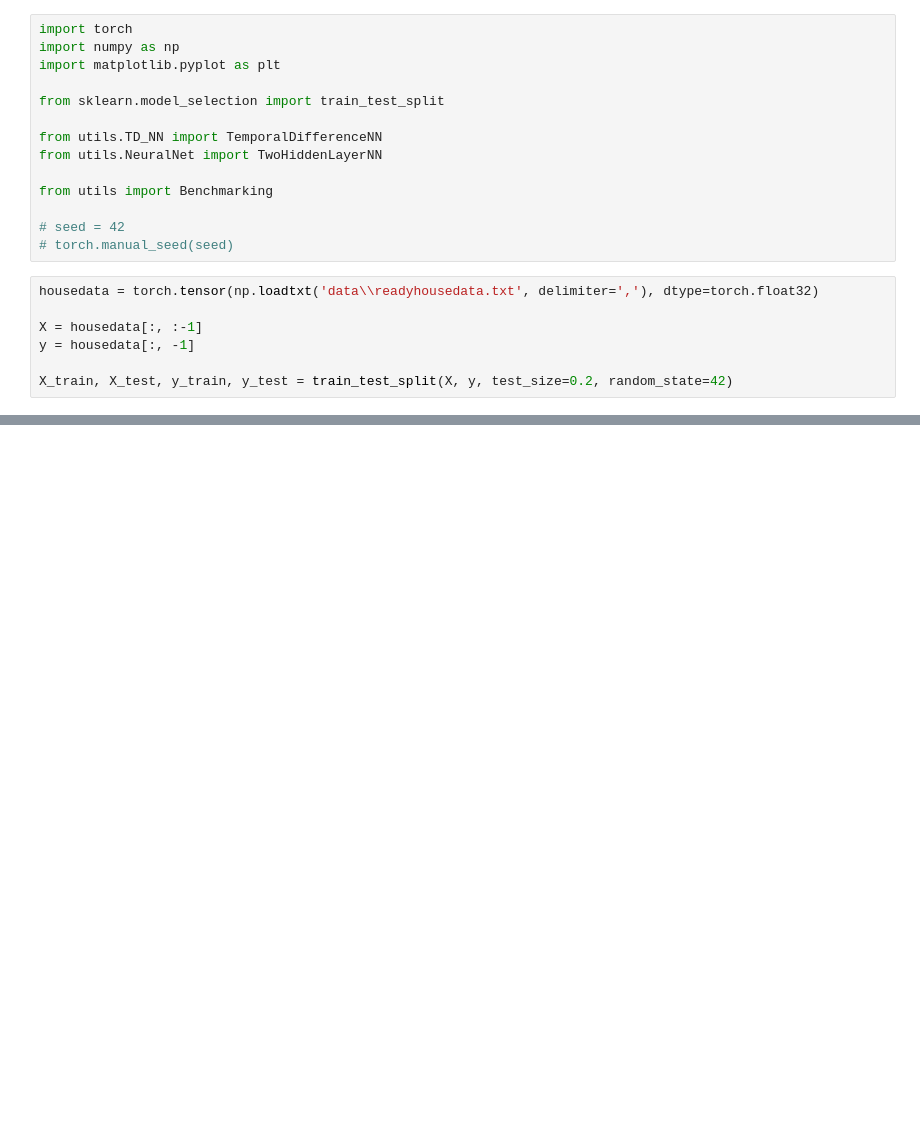
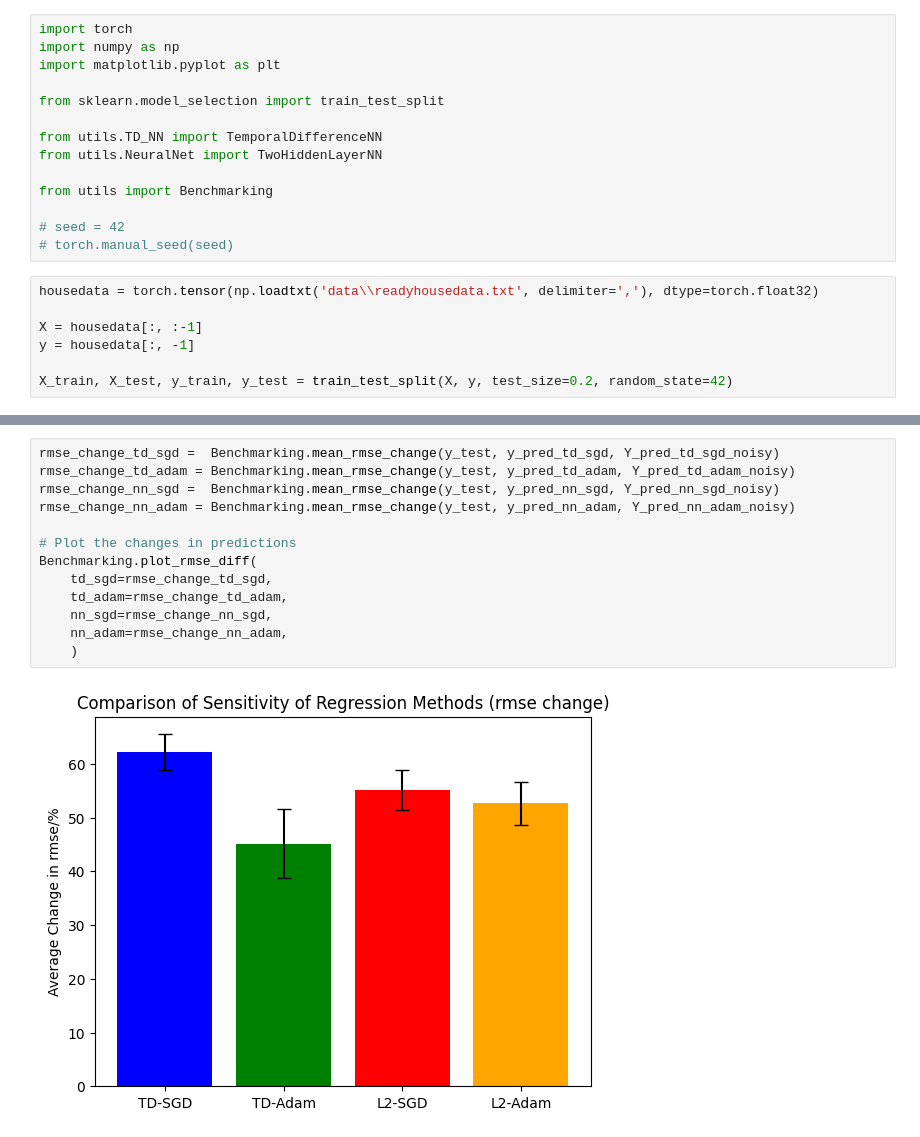
Before and after one commit to panu-hietanen/reinforcement-learning, a Jupyter notebook: House_Data_Comparison.ipynb, the cells around one changed output, grey strips where cells are left out. Saved outputs shown, nothing was run; the diff lists cells and outputs as text; blank space fills up the shorter version.

```diff
--- a/House_Data_Comparison.ipynb
+++ b/House_Data_Comparison.ipynb
@@ -137,0 +149,15 @@ RMSE for noisy L2-ADAM 11.593719482421875
+# %%
+rmse_change_td_sgd =  Benchmarking.mean_rmse_change(y_test, y_pred_td_sgd, Y_pred_td_sgd_noisy)
+rmse_change_td_adam = Benchmarking.mean_rmse_change(y_test, y_pred_td_adam, Y_pred_td_adam_noisy)
+rmse_change_nn_sgd =  Benchmarking.mean_rmse_change(y_test, y_pred_nn_sgd, Y_pred_nn_sgd_noisy)
+rmse_change_nn_adam = Benchmarking.mean_rmse_change(y_test, y_pred_nn_adam, Y_pred_nn_adam_noisy)
+
+# Plot the changes in predictions
+Benchmarking.plot_rmse_diff(
+    td_sgd=rmse_change_td_sgd,
+    td_adam=rmse_change_td_adam,
+    nn_sgd=rmse_change_nn_sgd,
+    nn_adam=rmse_change_nn_adam,
+    )
+# %% [output]
+[figure, added]
```
Also changed, not shown: parts of 11 cells of this notebook.
